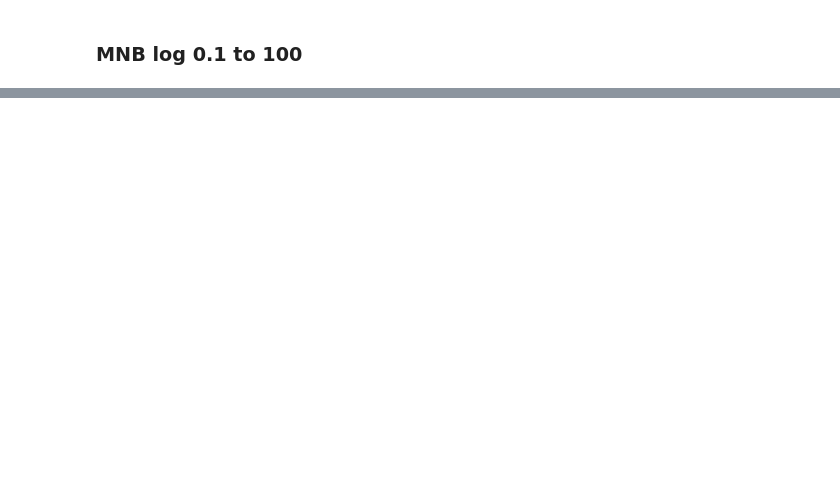
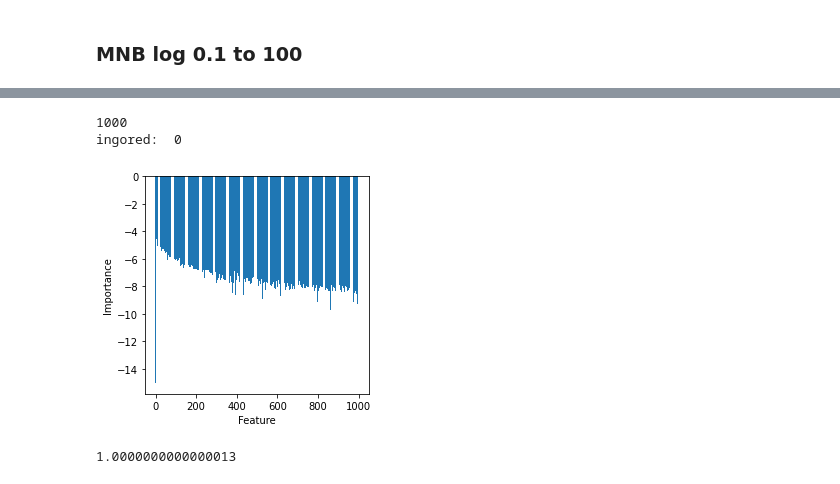
Before and after one commit to jasonmrimer/cse590-machine-learning, a Jupyter notebook: Homework_3.ipynb, the cells around one changed output, grey strips where cells are left out. Saved outputs shown, nothing was run; the diff lists cells and outputs as text; code cells hidden in the pictures; blank space fills up the shorter version.

```diff
--- a/Homework_3.ipynb
+++ b/Homework_3.ipynb
@@ -36,19 +38,15 @@ class example
 from sklearn import datasets
 from sklearn.naive_bayes import MultinomialNB
 
-train_set = pd.read_csv("./spam_train.csv")
-test_set = pd.read_csv("./spam_test.csv")
-
-X_train = pd.read_csv("./IMDB dataset/X_train.csv")
-y_train = pd.read_csv("./IMDB dataset/y_train.csv")
-X_test = pd.read_csv("./IMDB dataset/X_test.csv")
-y_test = pd.read_csv("./IMDB dataset/y_test.csv")
+X_train = pd.read_csv("./IMDB dataset/X_train.csv").values
+y_train = pd.read_csv("./IMDB dataset/y_train.csv").values.ravel()
+X_test = pd.read_csv("./IMDB dataset/X_test.csv").values
+y_test = pd.read_csv("./IMDB dataset/y_test.csv").values.ravel()
 # %% [markdown]
 # Multinomial Naive Bayes (MNB)
 # %%
-from sklearn import metrics
 
-mnb_classifer = MultinomialNB()
-mnb_classifer.fit(X_train.values, y_train.values.ravel())
-y_predictions = mnb_classifer.predict(X_test.values)
+mnb_classifier = MultinomialNB()
+mnb_classifier.fit(X_train, y_train)
+y_predictions = mnb_classifier.predict(X_test)
 metrics.accuracy_score(y_test, y_predictions)
@@ -102,0 +140,21 @@ Wall time: 13.4 s
+# %%
+
+mnb_classifier = MultinomialNB(alpha=0.336734693877551)
+mnb_classifier.fit(X_train, y_train)
+importance = mnb_classifier.coef_[0]
+print(len(importance))
+print("ingored: ", (importance == 0).sum())
+
+fig, ax = plt.subplots()
+fig.set_figheight(4)
+fig.set_figwidth(4)
+plt.bar([x for x in range(len(importance))], importance)
+plt.xlabel('Feature')
+plt.ylabel('Importance')
+plt.show()
+sum([np.exp(1) ** x for x in mnb_classifier.coef_[0]])
+# %% [output]
+1000
+ingored:  0
+[figure, added]
+1.0000000000000013
```
Also changed, not shown: parts of 27 cells of this notebook, 4 other files.
